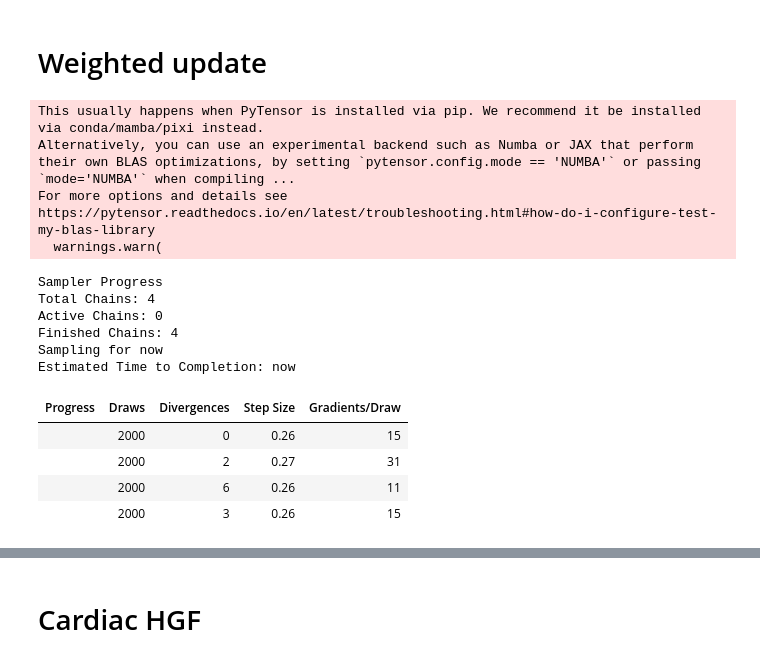
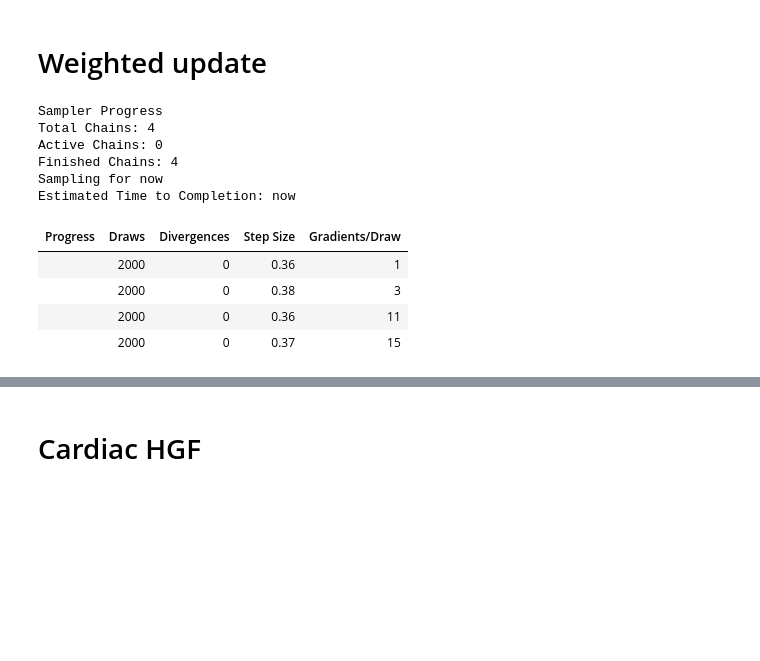
Before and after one commit to LegrandNico/ComputationalCardioception, a Jupyter notebook: code/notebooks/3.0-Models.ipynb, the cells around one changed output, grey strips where cells are left out. Cells and saved outputs as stored; diff of their text form; code cells hidden in the pictures; blank space fills up the shorter version.

```diff
--- a/code/notebooks/3.0-Models.ipynb
+++ b/code/notebooks/3.0-Models.ipynb
@@ -27,5 +30,5 @@ plt.rcParams["figure.constrained_layout.use"] = True
 # %%
-participant_id = "sub-0019"
+participant_id = "sub-0038"
 session = 1
 # %%
 # load and filter the data -------------------------------------------------------------
@@ -150,30 +187,26 @@ az.plot_trace(
 # %% [markdown]
 # Weighted update
 # %%
-idata_weighted_update, _ = weighted_update(
+idata_weighted_update, model_weighted_update = weighted_update(
     heart_rate=heart_rate,
     intero_tone_2=intero_tone_2,
     extero_tone_1=extero_tone_1,
     extero_tone_2=extero_tone_2,
     extero_decision=extero_decision,
     intero_decision=intero_decision,
     n=n,
     participant_codes_extero=participant_codes_extero,
     participant_codes_intero=participant_codes_intero,
 )
 # %% [output]
-This usually happens when PyTensor is installed via pip. We recommend it be installed via conda/mamba/pixi instead.
-Alternatively, you can use an experimental backend such as Numba or JAX that perform their own BLAS optimizations, by setting `pytensor.config.mode == 'NUMBA'` or passing `mode='NUMBA'` when compiling ...
-For more options and details see https://pytensor.readthedocs.io/en/latest/troubleshooting.html#how-do-i-configure-test-my-blas-library
-  warnings.warn(
+Sampler Progress
+Total Chains: 4
+Active Chains: 0
+Finished Chains: 4
+Sampling for now
+Estimated Time to Completion: now
-Sampler Progress
-Total Chains: 4
-Active Chains: 0
-Finished Chains: 4
-Sampling for now
-Estimated Time to Completion: now
 | Progress | Draws | Divergences | Step Size | Gradients/Draw |
-|  | 2000 | 0 | 0.26 | 15 |
-|  | 2000 | 2 | 0.27 | 31 |
-|  | 2000 | 6 | 0.26 | 11 |
-|  | 2000 | 3 | 0.26 | 15 |
+|  | 2000 | 0 | 0.36 | 1 |
+|  | 2000 | 0 | 0.38 | 3 |
+|  | 2000 | 0 | 0.36 | 11 |
+|  | 2000 | 0 | 0.37 | 15 |
```
Also changed, not shown: parts of 15 cells of this notebook, 5 other files.
